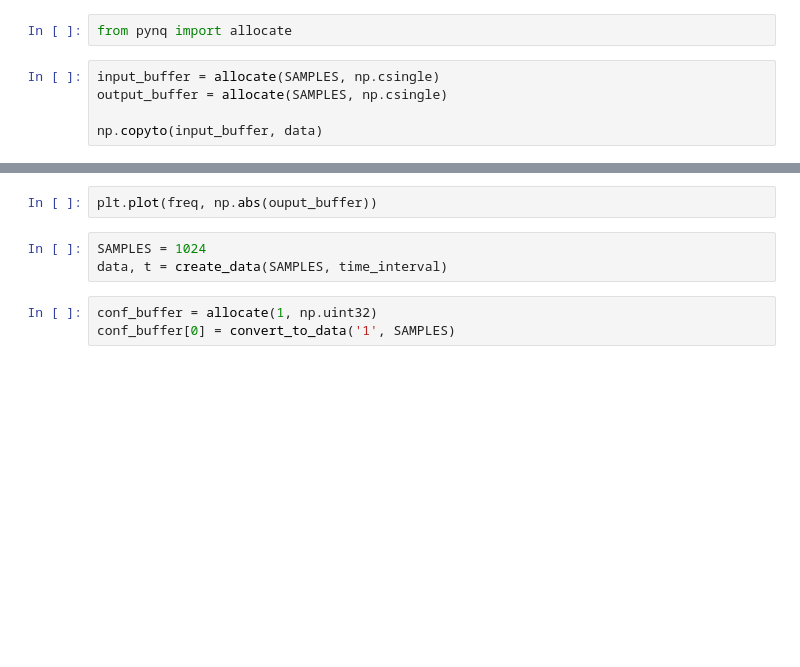
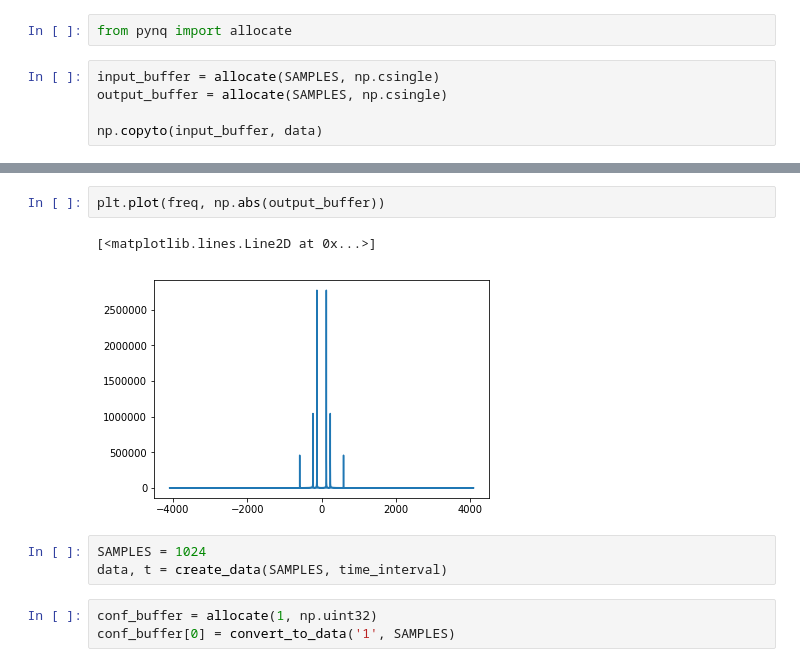
Before and after one commit to samarthsb23/iiitd_intern, a Jupyter notebook: pynq_drivers/FFT_reconf_2_DMA.ipynb, the cells around one changed output, grey strips where cells are left out. Saved outputs shown, nothing was run; the diff lists cells and outputs as text; blank space fills up the shorter version.

```diff
--- a/pynq_drivers/FFT_reconf_2_DMA.ipynb
+++ b/pynq_drivers/FFT_reconf_2_DMA.ipynb
@@ -77,5 +96,8 @@ output_buffer
 # %%
-plt.plot(freq, np.abs(ouput_buffer))
+plt.plot(freq, np.abs(output_buffer))
+# %% [output]
+[<matplotlib.lines.Line2D at 0x...>]
+[figure, added]
 # %%
 SAMPLES = 1024
 data, t = create_data(SAMPLES, time_interval)
```
Also changed, not shown: parts of 13 cells of this notebook, 3 other files.
